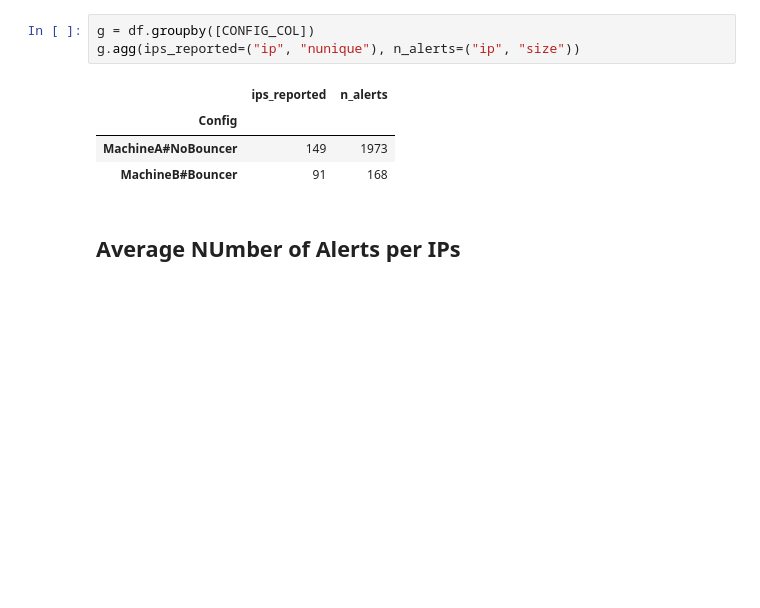
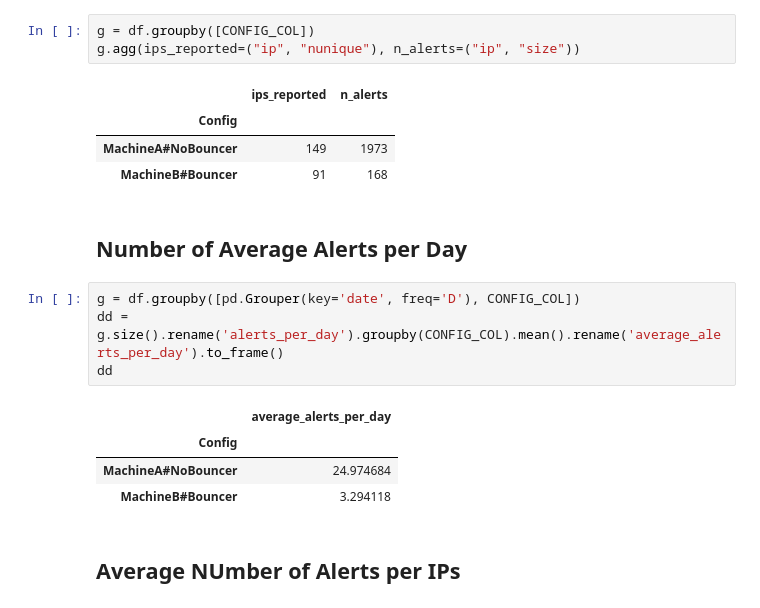
Before and after one commit to crowdsecurity/datasets-analysis, a Jupyter notebook: twin-machines/analysis.ipynb, the cells around one changed output. Saved outputs shown, nothing was run; the diff lists cells and outputs as text; blank space fills up the shorter version.

Commit message:
Add stats of average alerts per day in EDA

```diff
--- a/twin-machines/analysis.ipynb
+++ b/twin-machines/analysis.ipynb
@@ -50,6 +50,17 @@ g.agg(ips_reported=("ip", "nunique"), n_alerts=("ip", "size"))
 | Config |  |  |
 | MachineA#NoBouncer | 149 | 1973 |
 | MachineB#Bouncer | 91 | 168 |
+# %% [markdown]
+## Number of Average Alerts per Day
+# %%
+g = df.groupby([pd.Grouper(key='date', freq='D'), CONFIG_COL])
+dd = g.size().rename('alerts_per_day').groupby(CONFIG_COL).mean().rename('average_alerts_per_day').to_frame()
+dd
+# %% [output]
+|  | average_alerts_per_day |
+| Config |  |
+| MachineA#NoBouncer | 24.974684 |
+| MachineB#Bouncer | 3.294118 |
 # %% [markdown]
 ## Average NUmber of Alerts per IPs
 # %%
```
